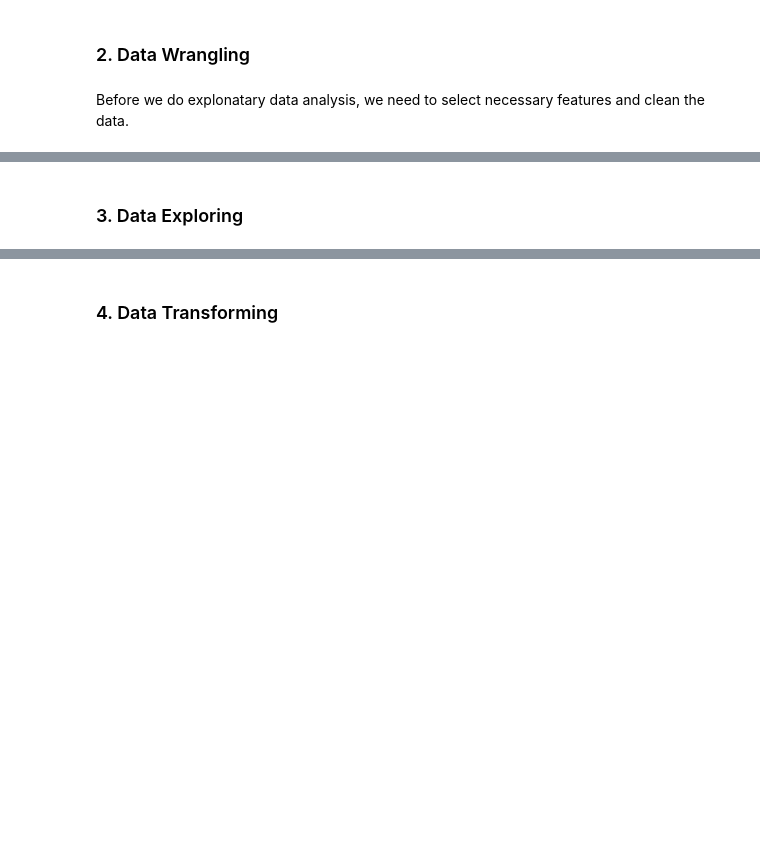
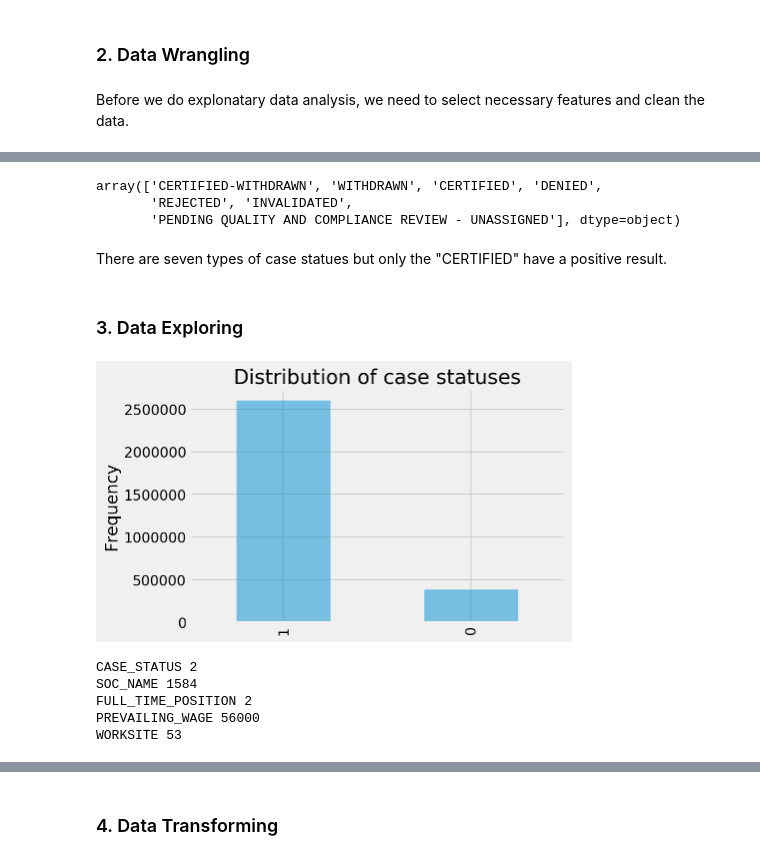
Before and after one commit to numanyilmaz/Capstone, a Jupyter notebook: Capstone.ipynb, the cells around one changed output, grey strips where cells are left out. Cells and saved outputs as stored; diff of their text form; code cells hidden in the pictures; blank space fills up the shorter version.

```diff
--- a/Capstone.ipynb
+++ b/Capstone.ipynb
@@ -73,4 +95,0 @@ Index(['CASE_STATUS', 'EMPLOYER_NAME', 'SOC_NAME', 'JOB_TITLE',
-# %%
-data = df[['CASE_STATUS', 'EMPLOYER_NAME', 'SOC_NAME', 'JOB_TITLE',
-       'FULL_TIME_POSITION', 'PREVAILING_WAGE', 'YEAR', 'WORKSITE', 'lon',
-       'lat']]
@@ -98,2 +96,18 @@ df.dtypes
+# %%
+# convert all strings to uppercase
+data['SOC_NAME'] = data['SOC_NAME'].str.upper()
+# %%
+# remove city names from worksite column
+data['WORKSITE'] = data['WORKSITE'].apply(lambda x: x.split(', ')[1])
+# %%
+data['CASE_STATUS'].unique()
+# %% [output]
+array(['CERTIFIED-WITHDRAWN', 'WITHDRAWN', 'CERTIFIED', 'DENIED',
+       'REJECTED', 'INVALIDATED',
+       'PENDING QUALITY AND COMPLIANCE REVIEW - UNASSIGNED'], dtype=object)
+# %% [markdown]
+There are seven types of case statues but only the "CERTIFIED" have a positive result.
+# %%
+data['CASE_STATUS'] = data['CASE_STATUS'].apply(lambda x: 1 if x == 'CERTIFIED' else 0)
 # %% [markdown]
 ### 3. Data Exploring
@@ -102,0 +114,16 @@ df.groupby(['YEAR'])['CASE_STATUS'].count().plot(kind='bar')
+# %%
+data['CASE_STATUS'].value_counts().plot(kind='bar', alpha=0.5)
+plt.title('Distribution of case statuses')
+plt.ylabel('Frequency');
+# %% [output]
+[figure, added]
+# %%
+# number of unique values in each column
+for column in data:
+    print(column, data[column].nunique())
+# %% [output]
+CASE_STATUS 2
+SOC_NAME 1584
+FULL_TIME_POSITION 2
+PREVAILING_WAGE 56000
+WORKSITE 53
```
Also changed, not shown: parts of 19 cells of this notebook.
